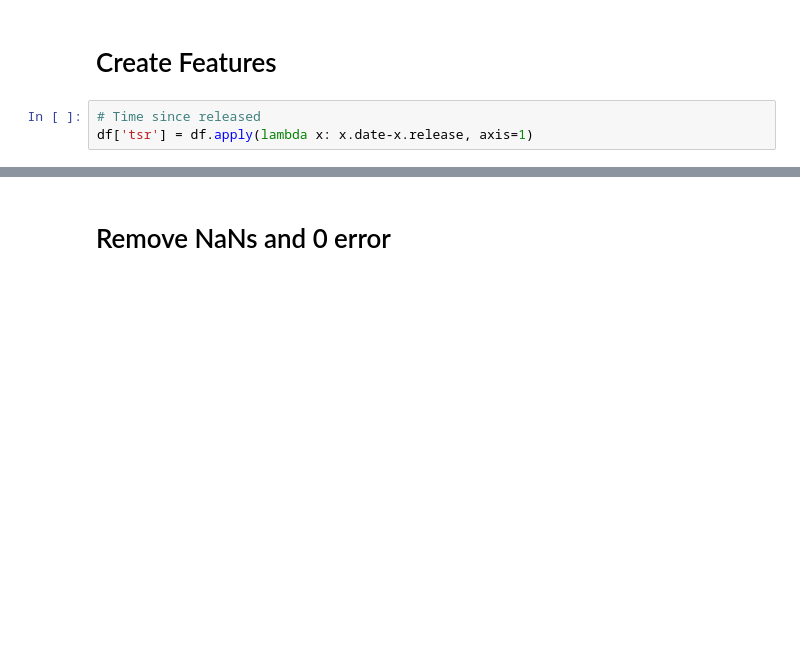
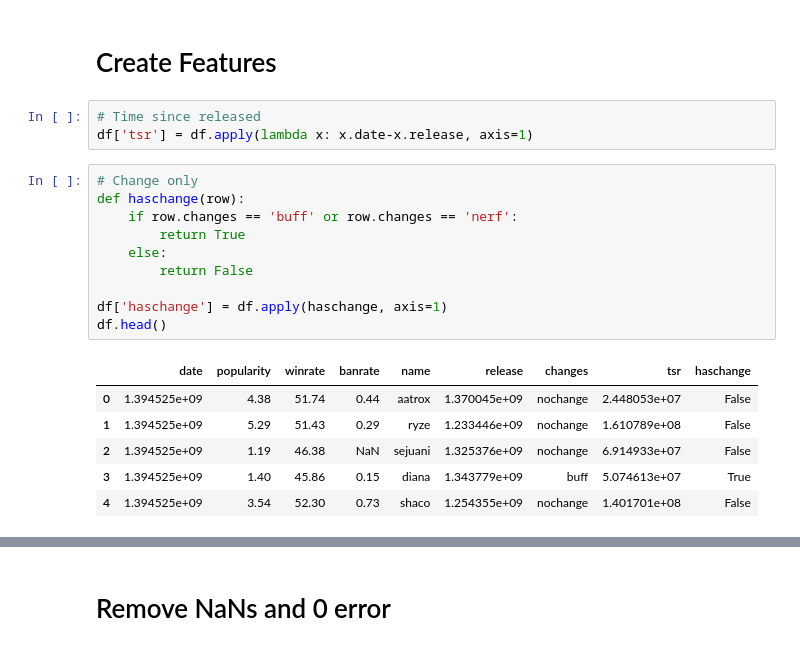
Before and after one commit to joseph-jnl/insight, a Jupyter notebook: lol_model_diamondonly.ipynb, the cells around one changed output, grey strips where cells are left out. Cells and saved outputs as stored; diff of their text form; blank space fills up the shorter version.

```diff
--- a/lol_model_diamondonly.ipynb
+++ b/lol_model_diamondonly.ipynb
@@ -20,4 +20,21 @@ df.head()
 # %%
 # Time since released
 df['tsr'] = df.apply(lambda x: x.date-x.release, axis=1)
+# %%
+# Change only
+def haschange(row):
+    if row.changes == 'buff' or row.changes == 'nerf':
+        return True
+    else:
+        return False
+
+df['haschange'] = df.apply(haschange, axis=1)
+df.head()
+# %% [output]
+|  | date | popularity | winrate | banrate | name | release | changes | tsr | haschange |
+| 0 | 1.394525e+09 | 4.38 | 51.74 | 0.44 | aatrox | 1.370045e+09 | nochange | 2.448053e+07 | False |
+| 1 | 1.394525e+09 | 5.29 | 51.43 | 0.29 | ryze | 1.233446e+09 | nochange | 1.610789e+08 | False |
+| 2 | 1.394525e+09 | 1.19 | 46.38 | NaN | sejuani | 1.325376e+09 | nochange | 6.914933e+07 | False |
+| 3 | 1.394525e+09 | 1.40 | 45.86 | 0.15 | diana | 1.343779e+09 | buff | 5.074613e+07 | True |
+| 4 | 1.394525e+09 | 3.54 | 52.30 | 0.73 | shaco | 1.254355e+09 | nochange | 1.401701e+08 | False |
 # %%
```
Also changed, not shown: parts of 33 cells of this notebook.
